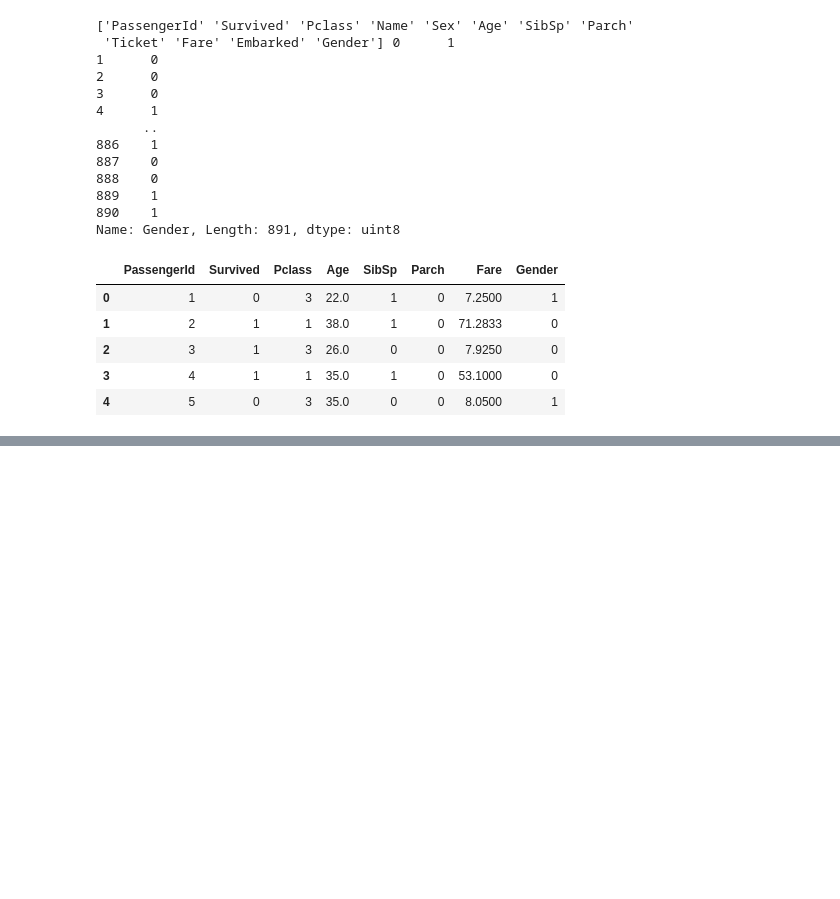
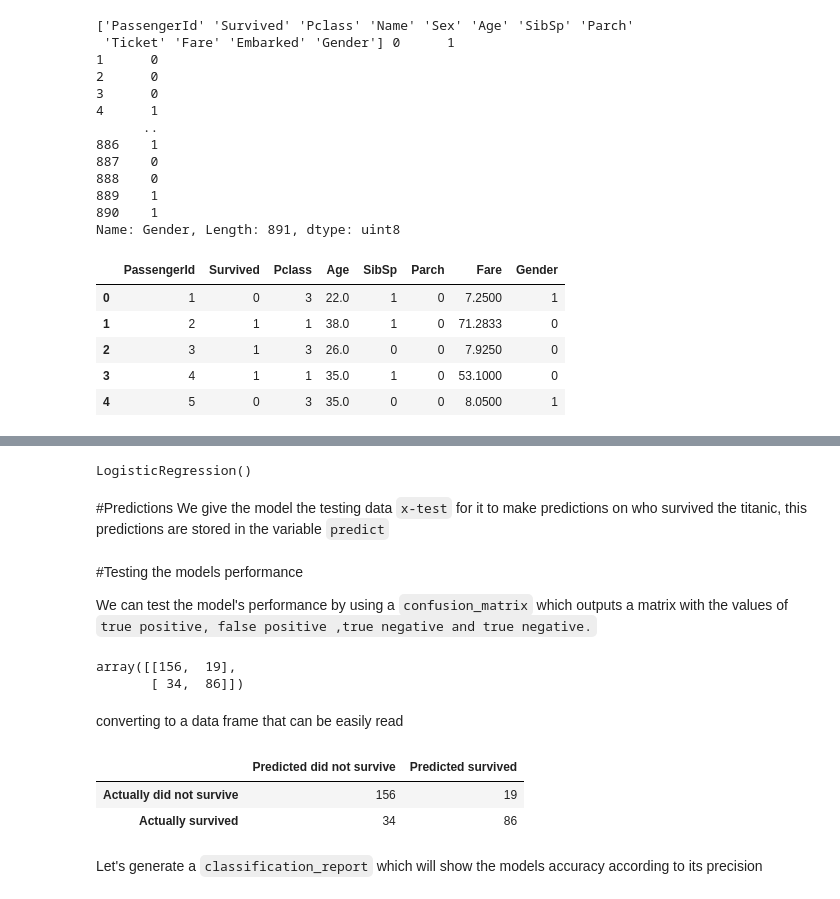
Before and after one commit to Lochipi/PredictingtheSurvivalofTitanicPassengers, a Jupyter notebook: LogisticRegression.ipynb, the cells around one changed output, grey strips where cells are left out. Saved outputs shown, nothing was run; the diff lists cells and outputs as text; code cells hidden in the pictures; blank space fills up the shorter version.

```diff
--- a/LogisticRegression.ipynb
+++ b/LogisticRegression.ipynb
@@ -199,0 +224,3 @@ df.head()
+# %%
+X = df[['Pclass','Age','SibSp','Parch' ,'Fare','Gender']]  #independent variables
+y = df['Survived'] #dependent variable
@@ -199,0 +244,2 @@ df.head()
+# %%
+x_train,x_test,y_train,y_test = train_test_split(X, y, test_size = 0.33, random_state= 42)
@@ -199,0 +249,30 @@ df.head()
+# %%
+#model training
+Model = LogisticRegression()
+Model.fit(x_train, y_train)
+# %% [output]
+LogisticRegression()
+# %% [markdown]
+#Predictions
+We give the model the testing data `x-test` for it to make predictions on who survived the titanic, this predictions are stored in the variable `predict`
+# %%
+predict = Model.predict(x_test)
+# %% [markdown]
+#Testing the models performance
+
+We can test the model's performance by using a `confusion_matrix` which outputs a matrix with the values of `true positive, false positive ,true negative and true negative.`
+# %%
+confusion_matrix(y_test,predict)
+# %% [output]
+array([[156,  19],
+       [ 34,  86]])
+# %% [markdown]
+converting to a data frame that can be easily read
+# %%
+pd.DataFrame(confusion_matrix(y_test,predict),columns=['Predicted did not survive','Predicted survived'],index=['Actually did not survive','Actually survived'])
+# %% [output]
+|  | Predicted did not survive | Predicted survived |
+| Actually did not survive | 156 | 19 |
+| Actually survived | 34 | 86 |
+# %% [markdown]
+Let's generate a `classification_report` which will show the models accuracy according to its precision
```
Also changed, not shown: parts of 9 cells of this notebook.
